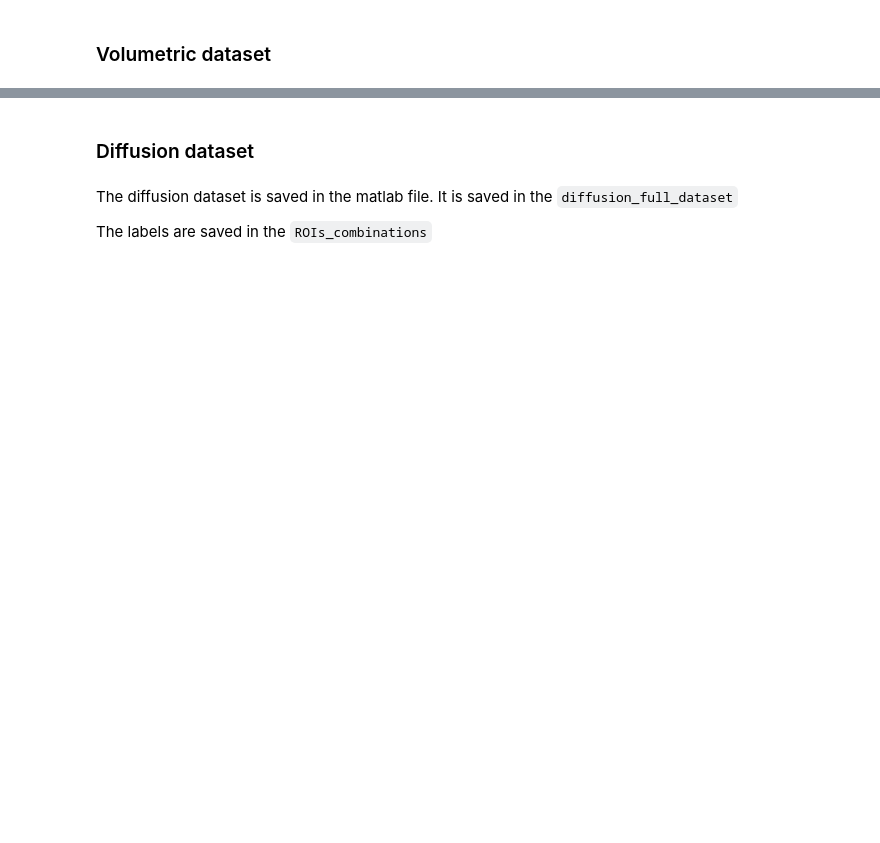
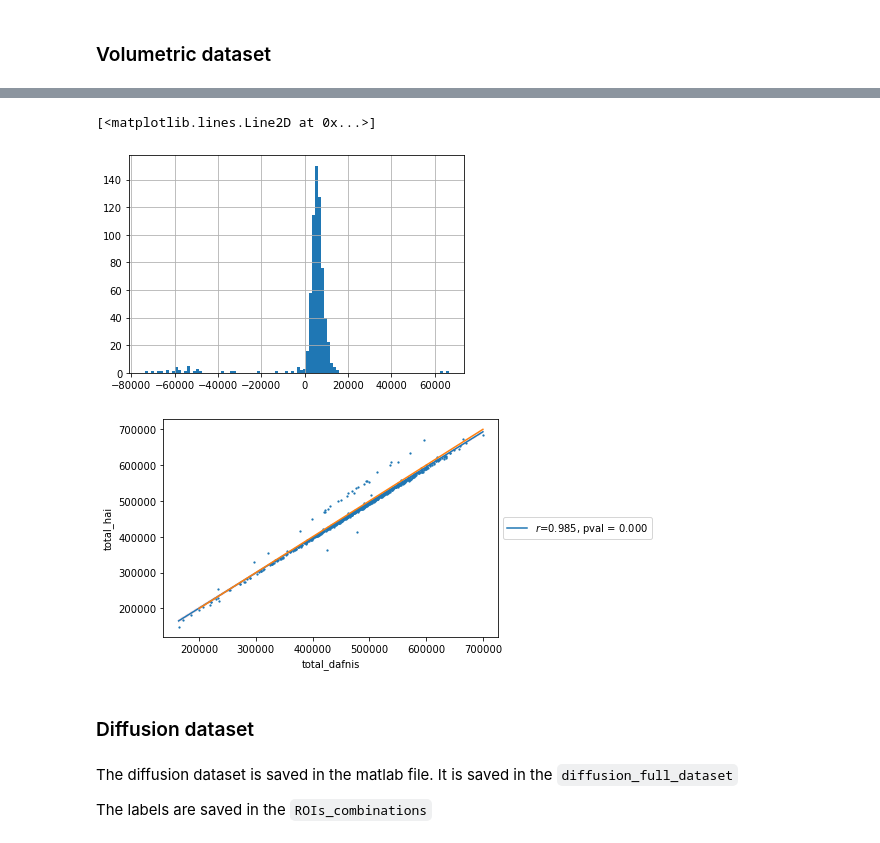
Before and after one commit to lehai-ml/dHCP_genetics, a Jupyter notebook: notebook_results/scz/1_SCZ_dHCP_data_preprocessing.ipynb, the cells around one changed output, grey strips where cells are left out. Cells and saved outputs as stored; diff of their text form; code cells hidden in the pictures; blank space fills up the shorter version.

```diff
--- a/notebook_results/scz/1_SCZ_dHCP_data_preprocessing.ipynb
+++ b/notebook_results/scz/1_SCZ_dHCP_data_preprocessing.ipynb
@@ -83,0 +114,8 @@ full_dataset.to_csv(f'{preprocessed_dataset_path}/imaging_data/log_file/full_dat
+# %%
+volumetric_dataset = pd.read_table('../../dataset/volumetric/full_dataset/neonatal_release3_DrawEM_Volume_Hai.tsv',delim_whitespace=True,header=None)
+volumetric_dataset.columns = ['ID/ses'] + [f'Imperial {i}' for i in range(1,88)]
+volumetric_dataset['ID'] = [i.split('/')[0].replace('sub-','') for i in new_vols['ID/ses']]
+volumetric_dataset['Session'] = [i.split('/')[1].replace('ses-','') for i in new_vols['ID/ses']]
+volumetric_dataset['Session'] = new_vols['Session'].astype('int64')
+# %%
+volumetric_dataset = volumetric_dataset[['ID','Session']+[f'Imperial {i}' for i in range(1,88)]]
@@ -83,0 +138,2 @@ full_dataset.to_csv(f'{preprocessed_dataset_path}/imaging_data/log_file/full_dat
+# %%
+dafnis_volumetric_data = pd.read_csv('./preprocessed_dataset/imaging_data/log_file/volumetric_dataset_dafnis.csv')
@@ -84,3 +159,19 @@ full_dataset.to_csv(f'{preprocessed_dataset_path}/imaging_data/log_file/full_dat
+# %%
+test = pd.merge(dafnis_volumetric_data,volumetric_dataset,on=['ID','Session'],how='inner',suffixes=['_dafnis','_hai'])
+test['total_dafnis'] = test[[i for i in test.columns if '_dafnis' in i]].sum(axis=1)
+test['total_hai'] = test[[i for i in test.columns if '_hai' in i]].sum(axis=1)
+
+(test['total_dafnis'] - test['total_hai']).hist(bins=100)
+
+visualisation.simple_plots.Scatter(x='total_dafnis',
+                                  y='total_hai',
+                                  data=test,scaling=None)
+ax = plt.gca()
+ax.plot([200000,700000],[200000,700000],label='$\hat{y}$=y')
+# %% [output]
+[<matplotlib.lines.Line2D at 0x...>]
+[figure, added]
+[figure, added]
 # %% [markdown]
 ### Diffusion dataset
 # %% [markdown]
```
Also changed, not shown: parts of 42 cells of this notebook.
